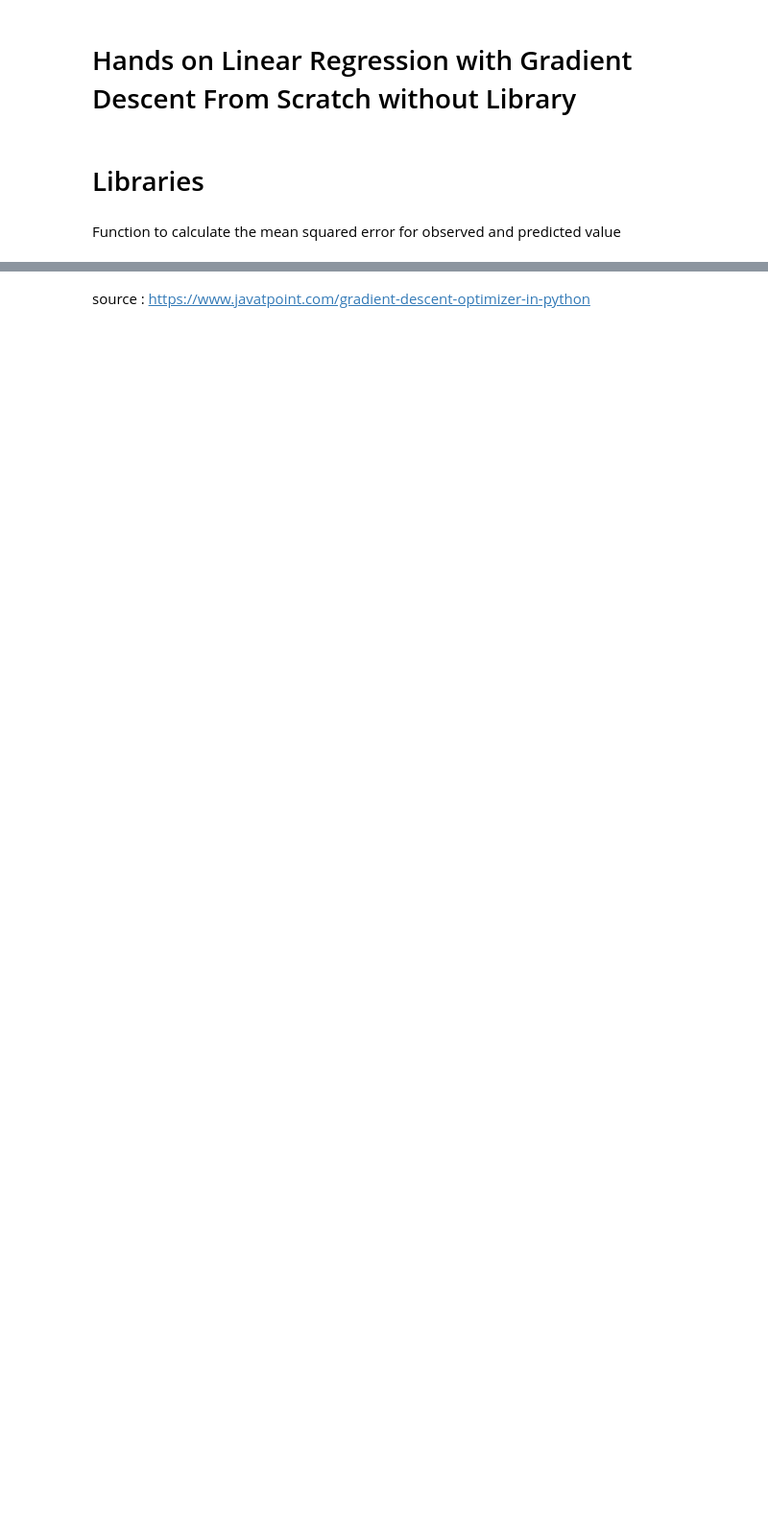
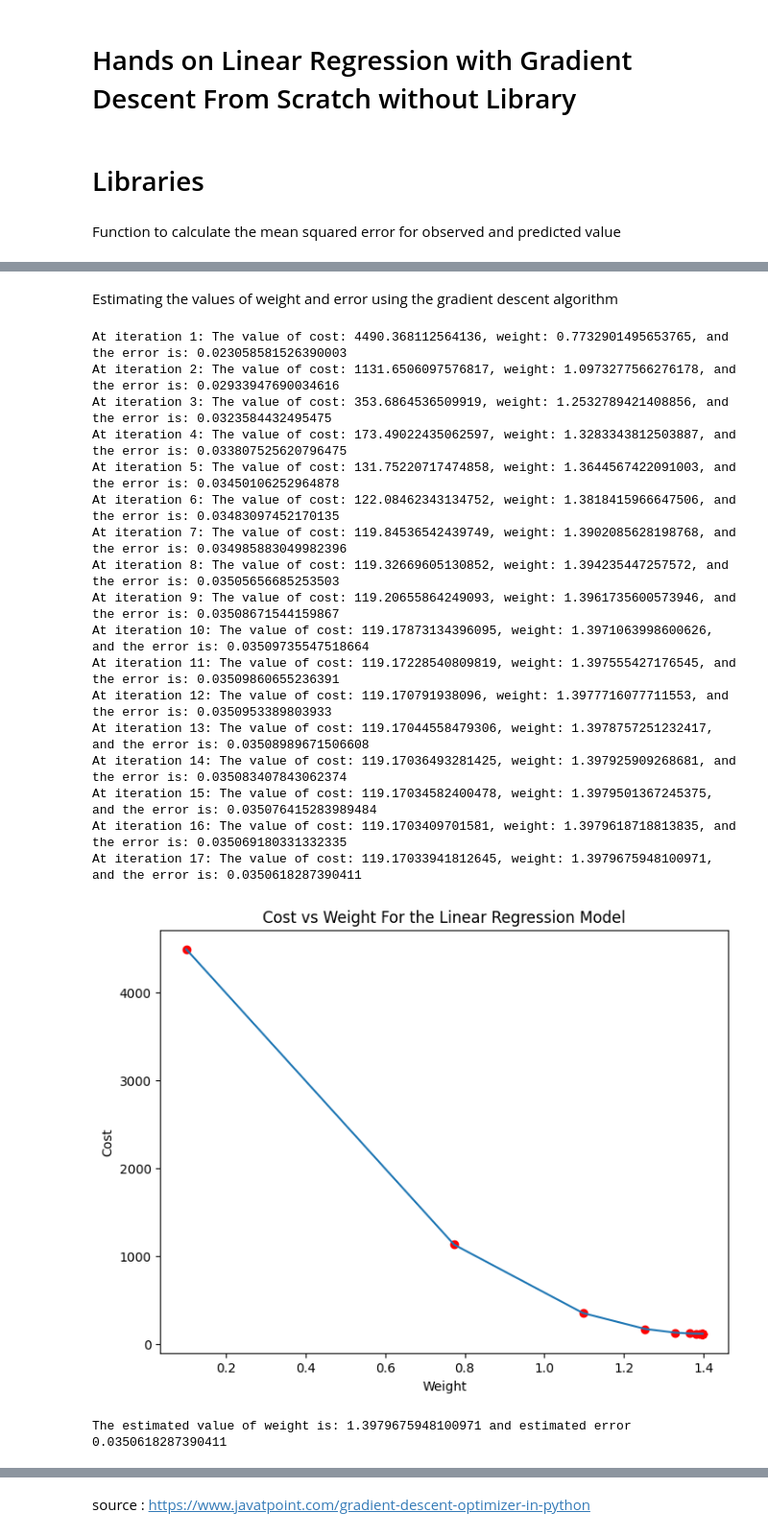
Before and after one commit to JonathanSuryaS/ML-Lecture, a Jupyter notebook: RegressionFromScratch3.ipynb, the cells around one changed output, grey strips where cells are left out. Shown at 96% size. Cells and saved outputs as stored; diff of their text form; code cells hidden in the pictures; blank space fills up the shorter version.

```diff
--- a/RegressionFromScratch3.ipynb
+++ b/RegressionFromScratch3.ipynb
@@ -109,0 +81,25 @@ The estimated value of weight is: 1.3979675948100971 and the estimated error is:
+# %% [markdown]
+Estimating the values of weight and error using the gradient descent algorithm
+# %%
+est_weight, est_error = gradient_descent(X, Y, iter=2000)
+print(f'The estimated value of weight is: {est_weight} and estimated error {est_error}')
+# %% [output]
+At iteration 1: The value of cost: 4490.368112564136, weight: 0.7732901495653765, and the error is: 0.023058581526390003
+At iteration 2: The value of cost: 1131.6506097576817, weight: 1.0973277566276178, and the error is: 0.02933947690034616
+At iteration 3: The value of cost: 353.6864536509919, weight: 1.2532789421408856, and the error is: 0.0323584432495475
+At iteration 4: The value of cost: 173.49022435062597, weight: 1.3283343812503887, and the error is: 0.033807525620796475
+At iteration 5: The value of cost: 131.75220717474858, weight: 1.3644567422091003, and the error is: 0.03450106252964878
+At iteration 6: The value of cost: 122.08462343134752, weight: 1.3818415966647506, and the error is: 0.03483097452170135
+At iteration 7: The value of cost: 119.84536542439749, weight: 1.3902085628198768, and the error is: 0.034985883049982396
+At iteration 8: The value of cost: 119.32669605130852, weight: 1.394235447257572, and the error is: 0.03505656685253503
+At iteration 9: The value of cost: 119.20655864249093, weight: 1.3961735600573946, and the error is: 0.03508671544159867
+At iteration 10: The value of cost: 119.17873134396095, weight: 1.3971063998600626, and the error is: 0.03509735547518664
+At iteration 11: The value of cost: 119.17228540809819, weight: 1.397555427176545, and the error is: 0.03509860655236391
+At iteration 12: The value of cost: 119.170791938096, weight: 1.3977716077711553, and the error is: 0.0350953389803933
+At iteration 13: The value of cost: 119.17044558479306, weight: 1.3978757251232417, and the error is: 0.03508989671506608
+At iteration 14: The value of cost: 119.17036493281425, weight: 1.397925909268681, and the error is: 0.035083407843062374
+At iteration 15: The value of cost: 119.17034582400478, weight: 1.3979501367245375, and the error is: 0.035076415283989484
+At iteration 16: The value of cost: 119.1703409701581, weight: 1.3979618718813835, and the error is: 0.035069180331332335
+At iteration 17: The value of cost: 119.17033941812645, weight: 1.3979675948100971, and the error is: 0.0350618287390411
+[figure, added]
+The estimated value of weight is: 1.3979675948100971 and estimated error 0.0350618287390411
```
Also changed, not shown: parts of 9 cells of this notebook.
